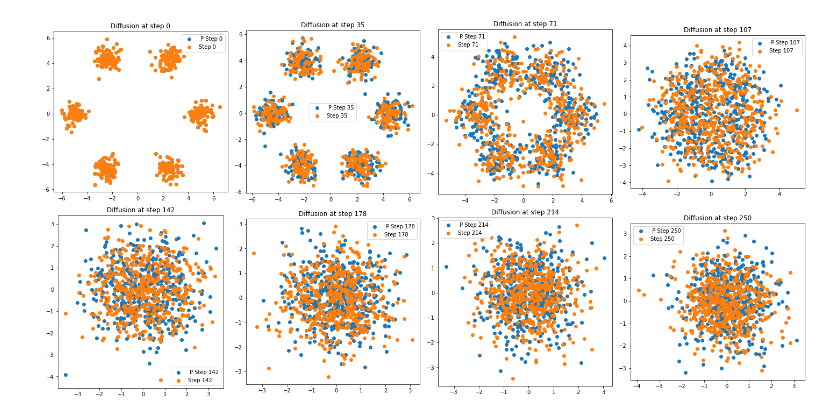
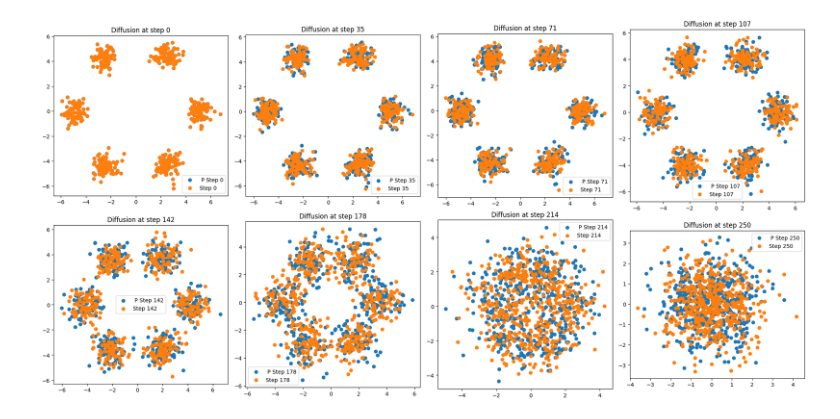
Before and after one commit to Stephen-Robbins/Score_Based_Diffusion, a Jupyter notebook: examples.ipynb, the cells around one changed output. Drawn from its saved outputs; the diff is of its cells as text; code cells hidden in the pictures.

Commit message:
Added logarithmic scheduling

```diff
--- a/examples.ipynb
+++ b/examples.ipynb
@@ -1,16 +1,16 @@
 # %%
 %load_ext autoreload
 %autoreload 2
 
 from diffusion import VPSDE
 from data import generate_mixture_gaussians
 
 # Make sure our diffusion process actually diffuses the data
 data = generate_mixture_gaussians()
-sde = VPSDE(250, 0.1, 20)
+sde = VPSDE(250, 0.1, 20, logarithmic_scheduling=True)
 sde.plot_forward_diffusion(data)
 # %% [output]
-[figure, old version]
+[figure, new version]
 # %%
 from torch.utils.data import DataLoader, TensorDataset
 from training import train_score_network
```
Also changed, not shown: parts of 3 cells of this notebook, 1 other file.
